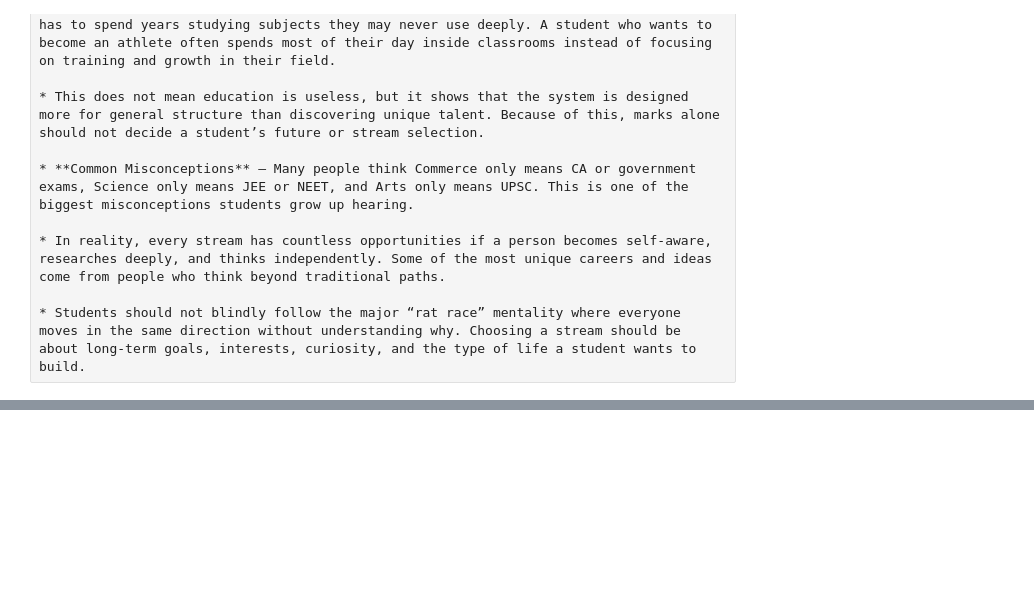
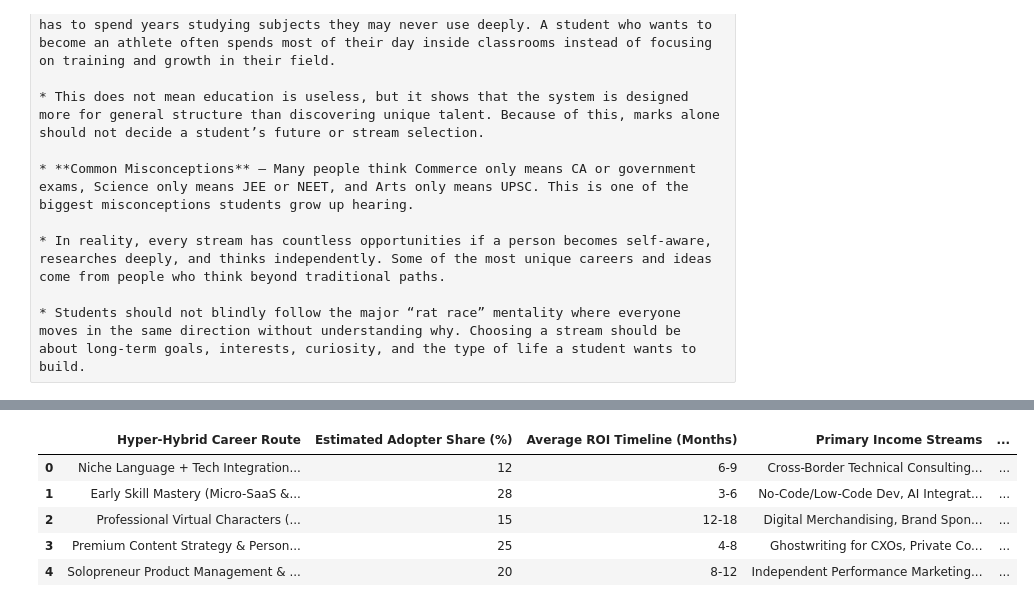
Before and after one commit to Venux09/Carrier-analysis-project, a Jupyter notebook: After the secondary juniour/decision.ipynb, the cells around one changed output, grey strips where cells are left out. Saved outputs shown, nothing was run; the diff lists cells and outputs as text; code cells hidden in the pictures; blank space fills up the shorter version.

```diff
--- a/After the secondary juniour/decision.ipynb
+++ b/After the secondary juniour/decision.ipynb
@@ -58,0 +90,9 @@ Here we will understand why many students panic and end up taking bad decisions
+# %%
+df
+# %% [output]
+|  | Hyper-Hybrid Career Route | Estimated Adopter Share (%) | Average ROI Timeline (Months) | Primary Income Streams | ... |
+| 0 | Niche Language + Tech Integration... | 12 | 6-9 | Cross-Border Technical Consulting... | ... |
+| 1 | Early Skill Mastery (Micro-SaaS &... | 28 | 3-6 | No-Code/Low-Code Dev, AI Integrat... | ... |
+| 2 | Professional Virtual Characters (... | 15 | 12-18 | Digital Merchandising, Brand Spon... | ... |
+| 3 | Premium Content Strategy & Person... | 25 | 4-8 | Ghostwriting for CXOs, Private Co... | ... |
+| 4 | Solopreneur Product Management & ... | 20 | 8-12 | Independent Performance Marketing... | ... |
```
Also changed, not shown: parts of 4 cells of this notebook, 4 other files.
